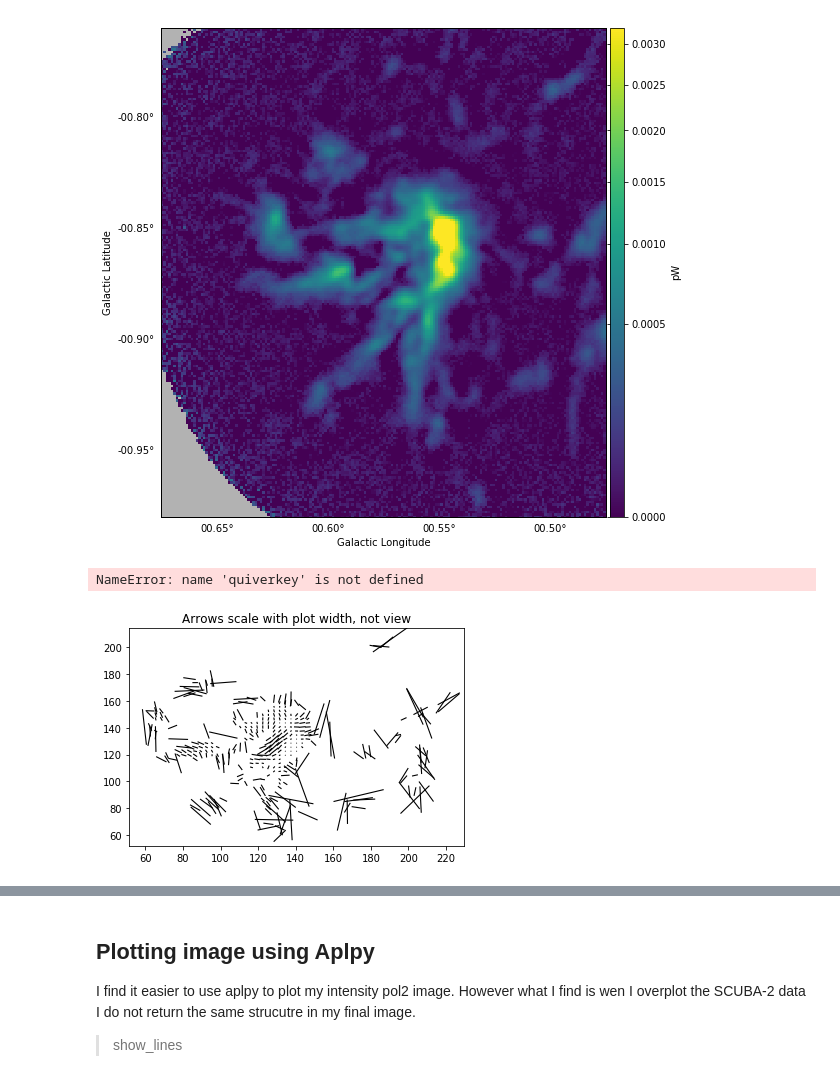
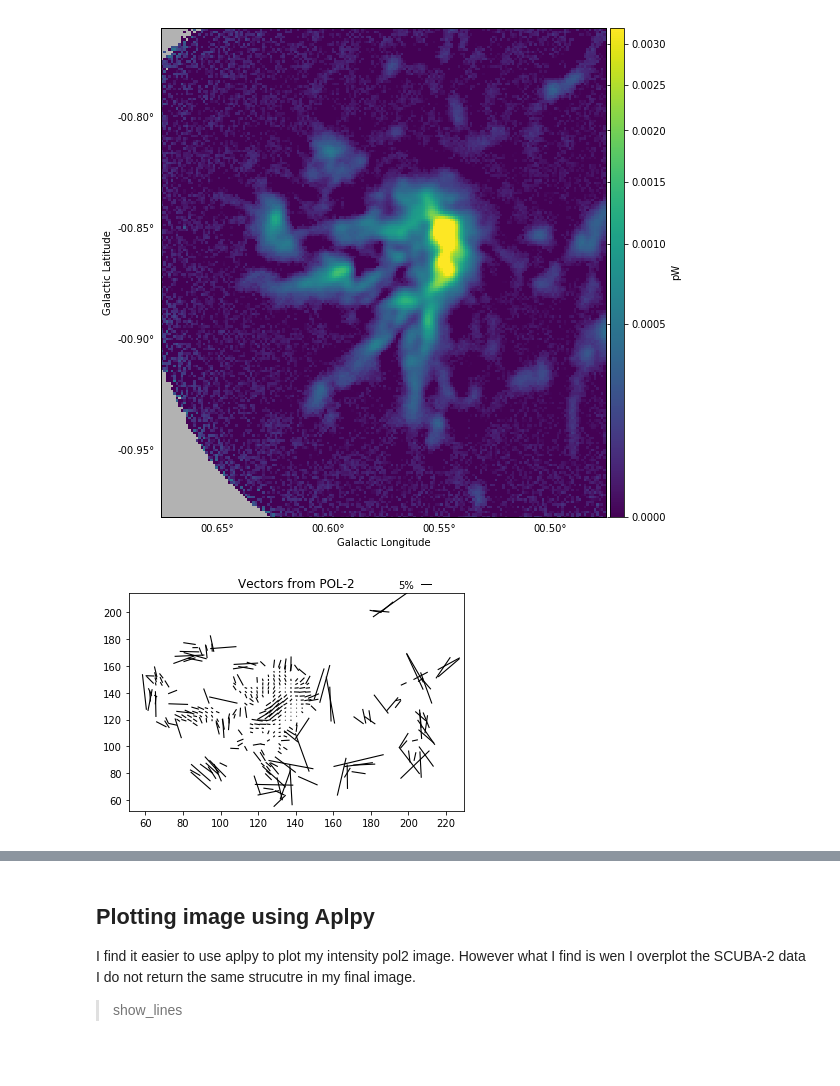
Before and after one commit to parsonsh/eaoTools, a Jupyter notebook: tools4research/invesigating-pol2.ipynb, the cells around one changed output, grey strips where cells are left out. Saved outputs shown, nothing was run; the diff lists cells and outputs as text; code cells hidden in the pictures.

```diff
--- a/tools4research/invesigating-pol2.ipynb
+++ b/tools4research/invesigating-pol2.ipynb
@@ -231,11 +231,13 @@ INFO: Auto-setting vmax to  3.208e-03 [aplpy.core]
 [figure]
 # %%
 plt.figure()
-plt.title('Arrows scale with plot width, not view')
+plt.title('Vectors from POL-2')
 Q = plt.quiver(X, Y, U, V, headaxislength=0, headlength=0, pivot='middle', headwidth=1)
-qk = quiverkey(Q, 0.5, 0.92, 2, labelpos='W',
-               fontproperties={'weight': 'bold'})
+#qk = quiverkey(Q, 0.5, 0.92, 2, labelpos='W',
+#               fontproperties={'weight': 'bold'})
+qk = plt.quiverkey(Q, 0.8, 0.91, 5, r'5%', labelpos='W', coordinates='figure')
+
+# https://matplotlib.org/api/_as_gen/matplotlib.pyplot.quiverkey.html#matplotlib.pyplot.quiverkey
 # %% [output]
-NameError: name 'quiverkey' is not defined
-[figure, old version]
+[figure, new version]
 # %%
```
Also changed, not shown: parts of 1 cell of this notebook.
